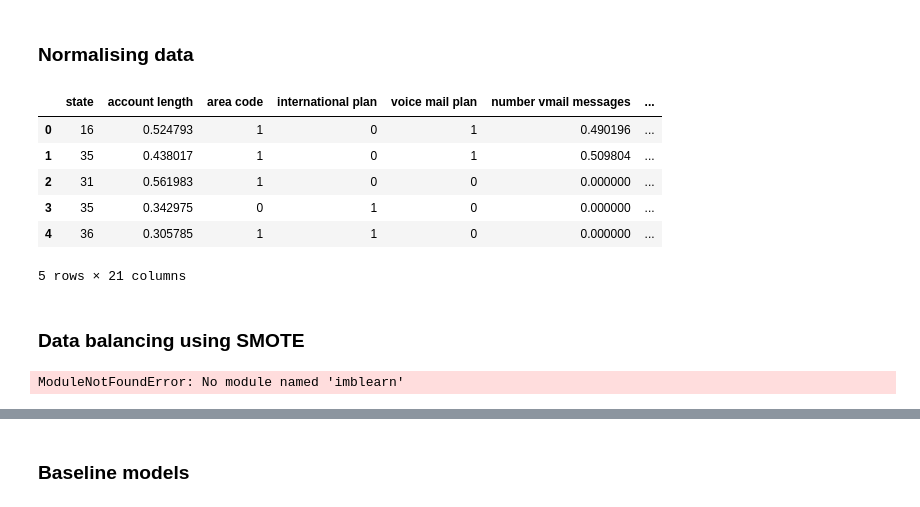
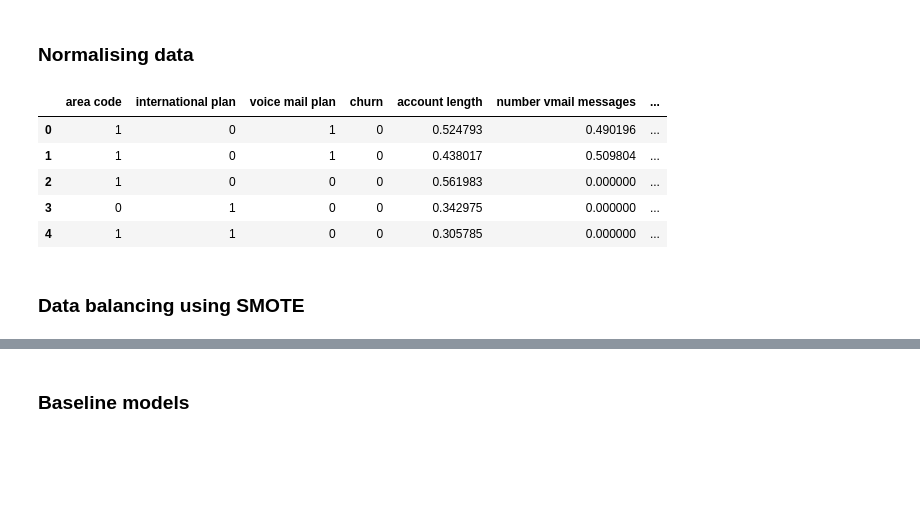
Before and after one commit to madivolil5/CHURN-COMMUNICATION, a Jupyter notebook: churn prediction.ipynb, the cells around one changed output, grey strips where cells are left out. Drawn from its saved outputs; the diff is of its cells as text; code cells hidden in the pictures; blank space fills up the shorter version.

```diff
--- a/churn prediction.ipynb
+++ b/churn prediction.ipynb
@@ -113,6 +113,6 @@ From the analysis above, there are no missing or duplicated values
 data['total charge'] = data['total day charge'] + data['total night charge']
 # %%
 #removing unncecessary features on the data
-data = data.drop(['phone number'], axis = 1)
+data = data.drop(columns = ['phone number','state'], axis = 1)
 data.head()
 # %% [output]
@@ -213,9 +215,8 @@ From the correlation matrix, it can be seen that there is weak positive correlat
 # %%
 # creating instance of labelencoder
 labelencoder = LabelEncoder()
+
 # Encoding categorical columns
-
-data['state'] = labelencoder.fit_transform(data['state'])
 data['area code'] = labelencoder.fit_transform(data['area code'])
 data['international plan'] = labelencoder.fit_transform(data['international plan'])
 data['voice mail plan'] = labelencoder.fit_transform(data['voice mail plan'])
@@ -227,33 +228,35 @@ Since the data has categorical columns, they were encoded using LabelEncorder, w
 # %%
 # creating instance of MinMaxScaler
 sc = MinMaxScaler()
-#normalising data
-data['account length'] = sc.fit_transform(data[['account length']])
-data['number vmail messages'] = sc.fit_transform(data[['number vmail messages']])
-data['total day minutes'] = sc.fit_transform(data[['total day minutes']])
-data['total day calls'] = sc.fit_transform(data[['total day calls']])
-data['total day charge'] = sc.fit_transform(data[['total day charge']])
-data['total eve minutes'] = sc.fit_transform(data[['total eve minutes']])
-data['total eve charge'] = sc.fit_transform(data[['total eve charge']])
-data['total eve calls'] = sc.fit_transform(data[['total eve calls']])
-data['total night minutes'] = sc.fit_transform(data[['total night minutes']])
-data['total night calls'] = sc.fit_transform(data[['total night calls']])
-data['total night charge'] = sc.fit_transform(data[['total night charge']])
-data['total intl minutes'] = sc.fit_transform(data[['total intl minutes']])
-data['total intl calls'] = sc.fit_transform(data[['total intl calls']])
-data['total intl charge'] = sc.fit_transform(data[['total intl charge']])
-data['customer service calls'] = sc.fit_transform(data[['customer service calls']])
+
+
+#splitting dataframe into categorical and numeric
+data_old = data[['area code','international plan','voice mail plan','churn']]
+
+cols = ['account length','number vmail messages','total day minutes','total day calls','total day charge',
+        'total eve minutes','total eve charge','total eve calls', 'total night minutes' ,'total night calls',
+        'total night charge', 'total intl minutes','total intl calls', 'total intl charge', 'customer service calls','total charge']
+
+data_norm = data.drop(['area code','international plan','voice mail plan','churn'], axis=1)
+
+#normalising data numeric dataframe
+data_norm_sc = sc.fit_transform(data_norm)
+data_norm_sc = pd.DataFrame(data_norm_sc)
+data_norm_sc.columns = cols
+data_norm_sc
+
+#merging two dataframe (numeric and categorical)
+data_new = pd.concat([data_old, data_norm_sc], axis=1)
 # %%
 #overview of dataframe after encoding and normalising
-data.head()
+data_new.head()
 # %% [output]
-|  | state | account length | area code | international plan | voice mail plan | number vmail messages | ... |
-| 0 | 16 | 0.524793 | 1 | 0 | 1 | 0.490196 | ... |
-| 1 | 35 | 0.438017 | 1 | 0 | 1 | 0.509804 | ... |
-| 2 | 31 | 0.561983 | 1 | 0 | 0 | 0.000000 | ... |
-| 3 | 35 | 0.342975 | 0 | 1 | 0 | 0.000000 | ... |
-| 4 | 36 | 0.305785 | 1 | 1 | 0 | 0.000000 | ... |
+|  | area code | international plan | voice mail plan | churn | account length | number vmail messages | ... |
+| 0 | 1 | 0 | 1 | 0 | 0.524793 | 0.490196 | ... |
+| 1 | 1 | 0 | 1 | 0 | 0.438017 | 0.509804 | ... |
+| 2 | 1 | 0 | 0 | 0 | 0.561983 | 0.000000 | ... |
+| 3 | 0 | 1 | 0 | 0 | 0.342975 | 0.000000 | ... |
+| 4 | 1 | 1 | 0 | 0 | 0.305785 | 0.000000 | ... |
-5 rows × 21 columns
 # %% [markdown]
 ### Data balancing using SMOTE
 # %%
@@ -264,14 +267,7 @@ X_train, X_test, y_train, y_test = train_test_split(X,y,test_size = 0.3 ,random_
 # %%
 #using SMOTE to balance the data.
 from imblearn.over_sampling import SMOTE
-os = SMOTE(random_state=0)
-columns = X_train.columns
-X_train_bal,y_train_bal = os.fit(X_train,y_train)
-X_train_bal = pd.DataFrame(data=X_train_bal,columns=columns )
-y_train_bal= pd.DataFrame(data=y_train_bal,columns=['y'])
-# we can Check the numbers of our data
-print(len(X_train_bal))
-print(len(y_train_bal))
-# we can Check the numbers of our data
+
+oversample = SMOTE(k_neighbors=5)
+X_smote, y_smote = oversample.fit_resample(X_train, y_train)
+X_train, y_train = X_smote, y_smote
-# %% [output]
-ModuleNotFoundError: No module named 'imblearn'
```
Also changed, not shown: parts of 8 cells of this notebook.
